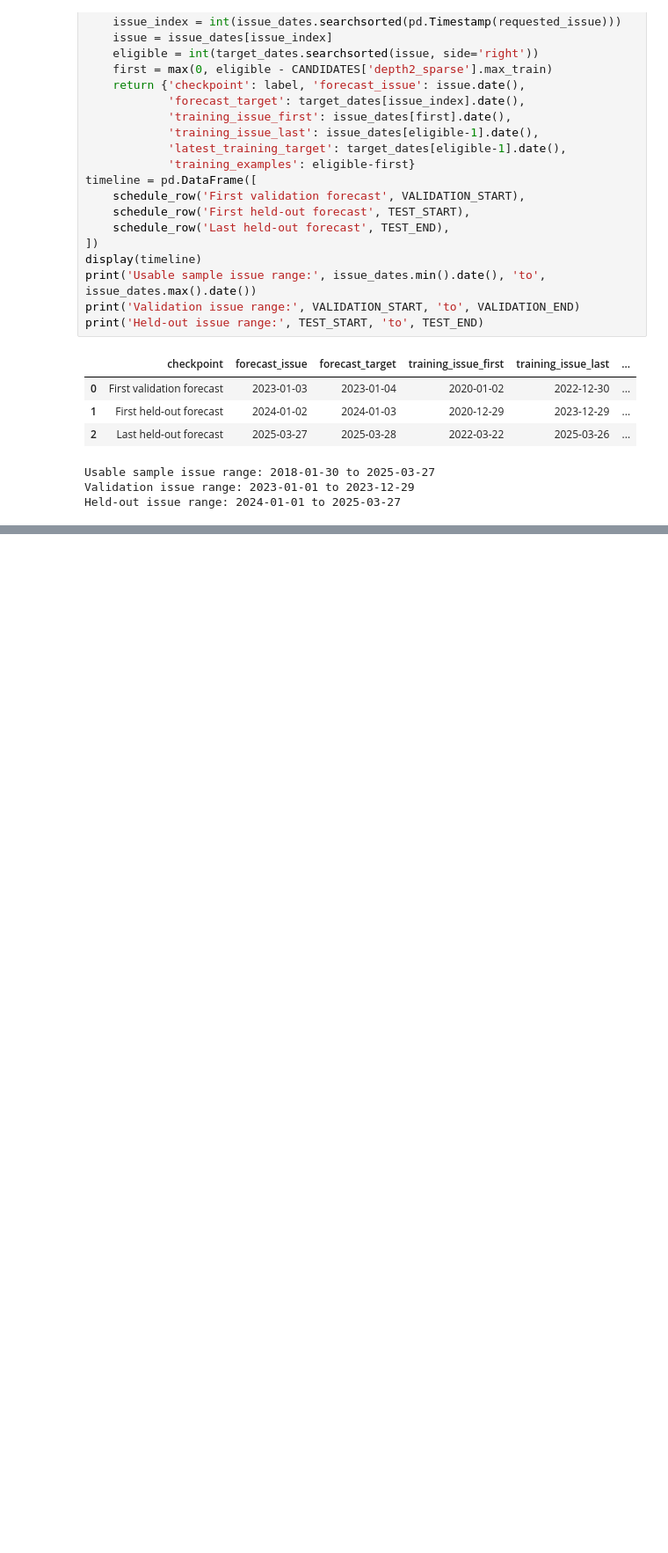
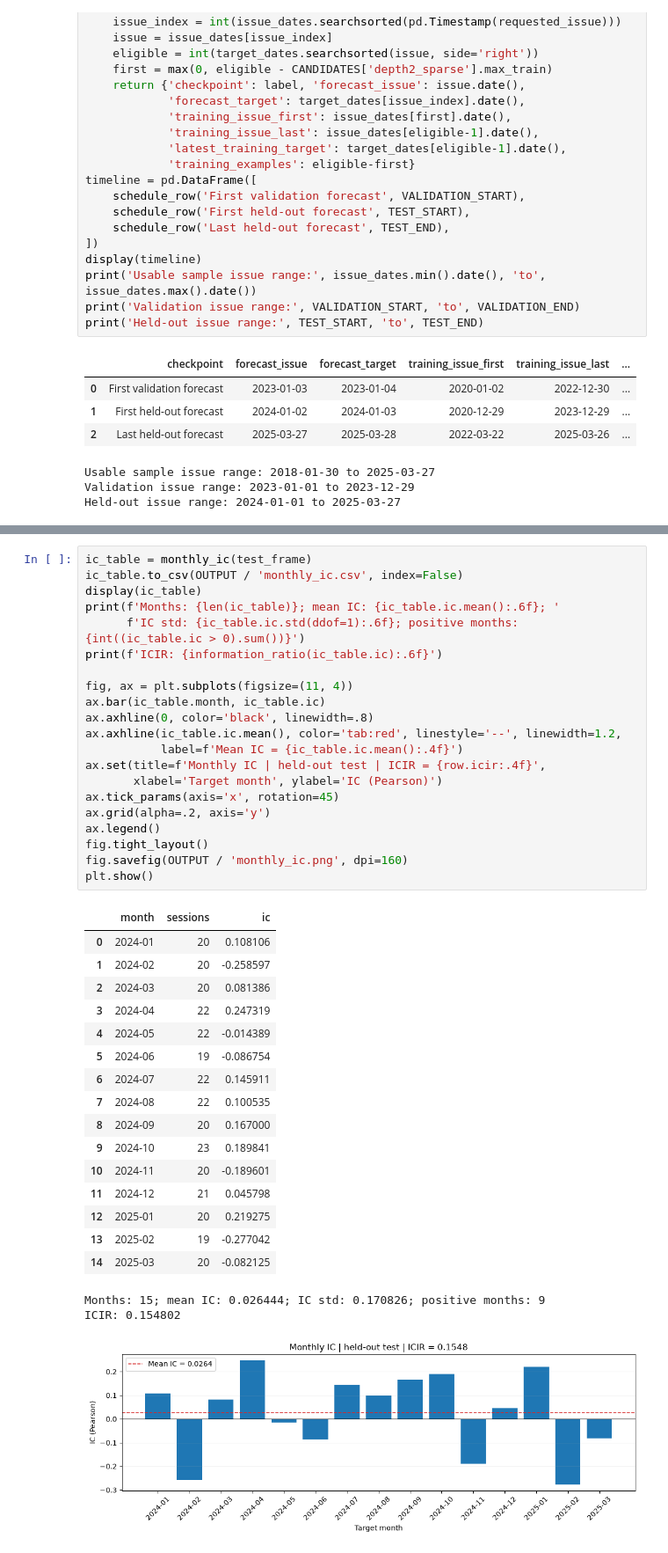
Before and after one commit to Hardy-Z/My_Trading_System, a Jupyter notebook: Signature_Price_Forecast/signature_price_forecast.ipynb, the cells around one changed output, grey strips where cells are left out. Shown at 88% size. Saved outputs shown, nothing was run; the diff lists cells and outputs as text; blank space fills up the shorter version.

```diff
--- a/Signature_Price_Forecast/signature_price_forecast.ipynb
+++ b/Signature_Price_Forecast/signature_price_forecast.ipynb
@@ -344 +357,42 @@ SPY held-out test: model versus baselines
+# %%
+ic_table = monthly_ic(test_frame)
+ic_table.to_csv(OUTPUT / 'monthly_ic.csv', index=False)
+display(ic_table)
+print(f'Months: {len(ic_table)}; mean IC: {ic_table.ic.mean():.6f}; '
+      f'IC std: {ic_table.ic.std(ddof=1):.6f}; positive months: {int((ic_table.ic > 0).sum())}')
+print(f'ICIR: {information_ratio(ic_table.ic):.6f}')
+
+fig, ax = plt.subplots(figsize=(11, 4))
+ax.bar(ic_table.month, ic_table.ic)
+ax.axhline(0, color='black', linewidth=.8)
+ax.axhline(ic_table.ic.mean(), color='tab:red', linestyle='--', linewidth=1.2,
+           label=f'Mean IC = {ic_table.ic.mean():.4f}')
+ax.set(title=f'Monthly IC | held-out test | ICIR = {row.icir:.4f}',
+       xlabel='Target month', ylabel='IC (Pearson)')
+ax.tick_params(axis='x', rotation=45)
+ax.grid(alpha=.2, axis='y')
+ax.legend()
+fig.tight_layout()
+fig.savefig(OUTPUT / 'monthly_ic.png', dpi=160)
+plt.show()
+# %% [output]
+|  | month | sessions | ic |
+| 0 | 2024-01 | 20 | 0.108106 |
+| 1 | 2024-02 | 20 | -0.258597 |
+| 2 | 2024-03 | 20 | 0.081386 |
+| 3 | 2024-04 | 22 | 0.247319 |
+| 4 | 2024-05 | 22 | -0.014389 |
+| 5 | 2024-06 | 19 | -0.086754 |
+| 6 | 2024-07 | 22 | 0.145911 |
+| 7 | 2024-08 | 22 | 0.100535 |
+| 8 | 2024-09 | 20 | 0.167000 |
+| 9 | 2024-10 | 23 | 0.189841 |
+| 10 | 2024-11 | 20 | -0.189601 |
+| 11 | 2024-12 | 21 | 0.045798 |
+| 12 | 2025-01 | 20 | 0.219275 |
+| 13 | 2025-02 | 19 | -0.277042 |
+| 14 | 2025-03 | 20 | -0.082125 |
+Months: 15; mean IC: 0.026444; IC std: 0.170826; positive months: 9
+ICIR: 0.154802
+[figure, added]
 # %% [markdown]
```
Also changed, not shown: parts of 32 cells of this notebook, 59 other files.
